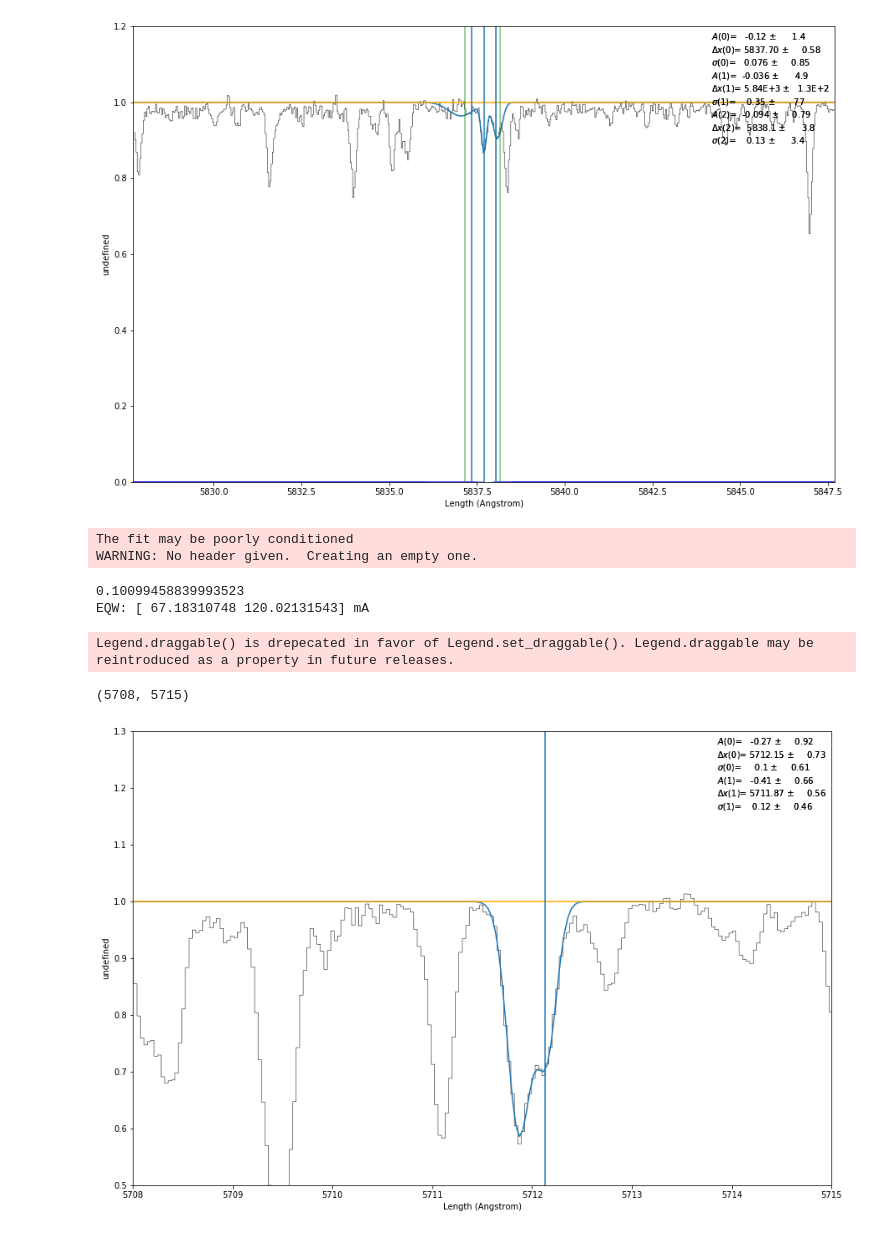
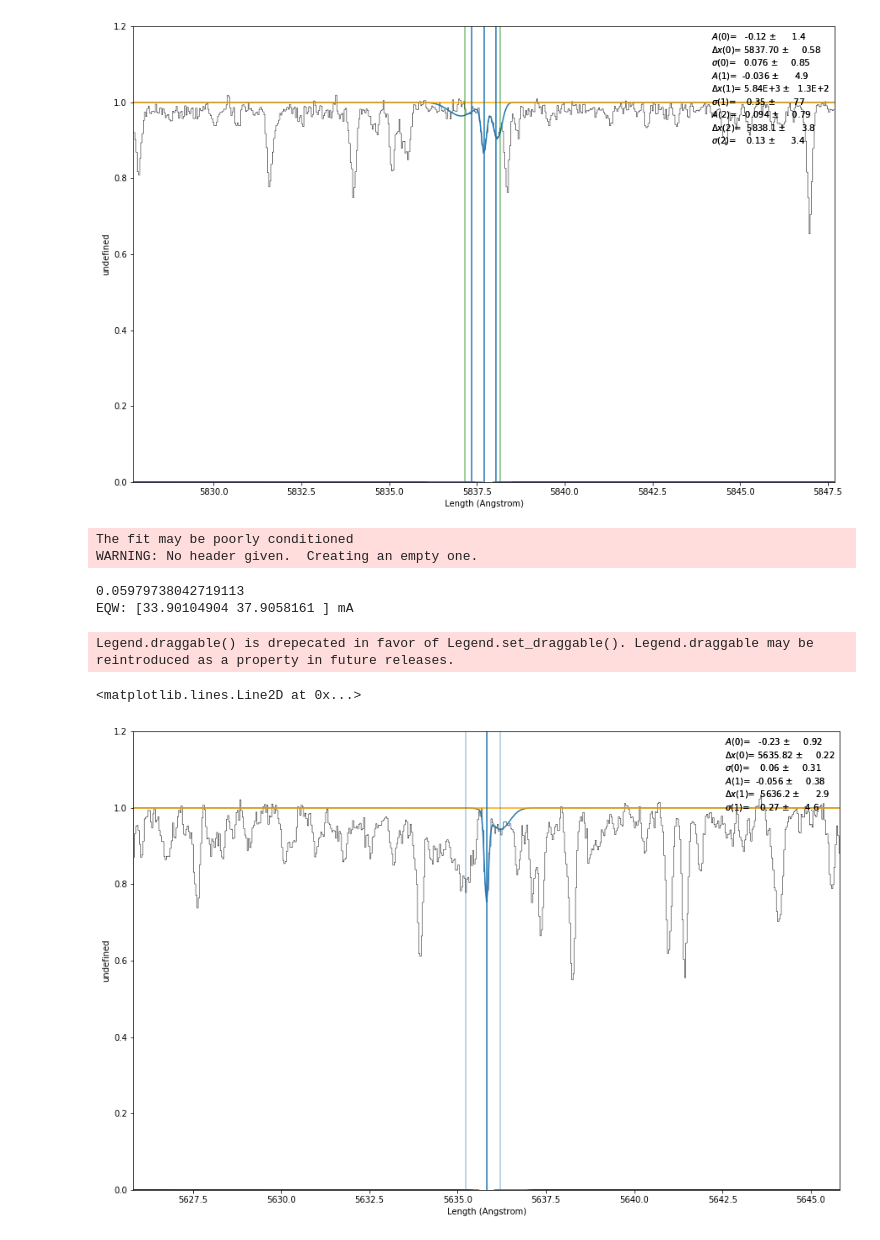
Before and after one commit to jkcarlberg/redgiant_planethosts, a Jupyter notebook: pyspeckit_test.ipynb, the cells around one changed output. Drawn from its saved outputs; the diff is of its cells as text; code cells hidden in the pictures.

```diff
--- a/pyspeckit_test.ipynb
+++ b/pyspeckit_test.ipynb
@@ -229,11 +229,11 @@ Legend.draggable() is drepecated in favor of Legend.set_draggable(). Legend.drag
 <matplotlib.lines.Line2D at 0x...>
 [figure]
 # %%
-s_hdu = fits.open("data/ew_known/tame_inputs/col110_2119red_oned_26jan14_wavsoln.fits")
-#s_hdu = fits.open("data/ew_known/tame_inputs/ngc2506_3265red_oned_26jan14_wavsoln.fits")
+s_hdu = fits.open("data/ew_known/tame_inputs/ngc2506_3265red_oned_26jan14_wavsoln.fits")
+#s_hdu = fits.open("data/ew_known/tame_inputs/ngc2204_3215red_oned_05jan14_wavsoln.fits")
 fig = plt.figure(figsize=(15,10))
 
-line_cen = 5712.13
+line_cen = 5635.82
 width = 10
 lim_l = line_cen - width
 lim_r = line_cen + width
@@ -243,39 +243,40 @@ s_data = s_hdu[1].data
 s_flux = s_data['FLUX']
 #smoothed_flux = convolve(s_flux, Box1DKernel(5))
 #s_flux = smoothed_flux
 s_wav = s_data['WAVEL']
 
 wav_mask = (s_wav > lim_l) & (s_wav < lim_r)
 s_flux = s_flux[wav_mask]
 s_wav = s_wav[wav_mask]
 yfit, norm, pts = c_normalize(s_flux, s_wav, median_replace=False, cheby=True, low_cut = 0.99)
 
 sp = pyspeckit.Spectrum(data=norm, xarr=s_wav * u.AA)
 sp.plotter(figure = fig, xmin=lim_l, xmax=lim_r, ymin=0, ymax=1.2)
 
 #Get around pyspeckits reliance on a generated baseline and just generate basespec as a ones array (continuum is always one in normalized case)
 #sp.baseline(order=0, subtract=False, highlight_fitregion=False)
 sp.baseline.basespec = np.ones(len(s_wav))
-sp.specfit(fittype='gaussian', guesses = [-0.3, line_cen, 0.15, -0.3, line_cen-0.2, 0.15], exclude= [0,line_cen-0.5, line_cen+0.2, line_cen+5000], show_components=True)
+sp.specfit(fittype='gaussian', guesses = [-0.2, line_cen, 0.15, -0.1, line_cen+0.4, 0.15], exclude= [0,line_cen-0.25, line_cen+0.7, line_cen+5000], show_components=True)
+#sp.specfit(fittype='gaussian', guesses = [-0.3, line_cen, 0.15], exclude= [0,line_cen-0.3, line_cen+0.3, line_cen+5000], show_components=True)
 model = sp.specfit.get_model_frompars(s_wav, sp.specfit.parinfo)
 print(sp.specfit.parinfo[2].value)
 plt.plot(s_wav,model + 1)
 #plt.plot(s_wav,model1 + 1)
 EQW = sp.specfit.EQW(plot=False, continuum = 1.0, continuum_as_baseline=False,xmin=0, xmax = len(norm),components=True)
 print("EQW:", np.array(EQW)*1000*u.mA)
 plt.axhline(1, color = 'orange')
 plt.axvline(line_cen)
-plt.ylim(0.5,1.3)
-plt.xlim(5708,5715)
-#plt.axvline(line_cen+0.2, alpha=0.4)
-#plt.axvline(line_cen-0.1, alpha=0.4)
+#plt.ylim(0.5,1.3)
+#plt.xlim(5708,5715)
+plt.axvline(line_cen+0.4, alpha=0.4)
+plt.axvline(line_cen-0.6, alpha=0.4)
 #plt.plot(s_wav, yfit)
 #sp.plotter.savefig('basic_plot_example_withfit.png')
 # %% [output]
 The fit may be poorly conditioned
 WARNING: No header given.  Creating an empty one.
-0.10099458839993523
-EQW: [ 67.18310748 120.02131543] mA
+0.05979738042719113
+EQW: [33.90104904 37.9058161 ] mA
 Legend.draggable() is drepecated in favor of Legend.set_draggable(). Legend.draggable may be reintroduced as a property in future releases.
-(5708, 5715)
+<matplotlib.lines.Line2D at 0x...>
-[figure, old version]
+[figure, new version]
```
Also changed, not shown: 1 other file.
